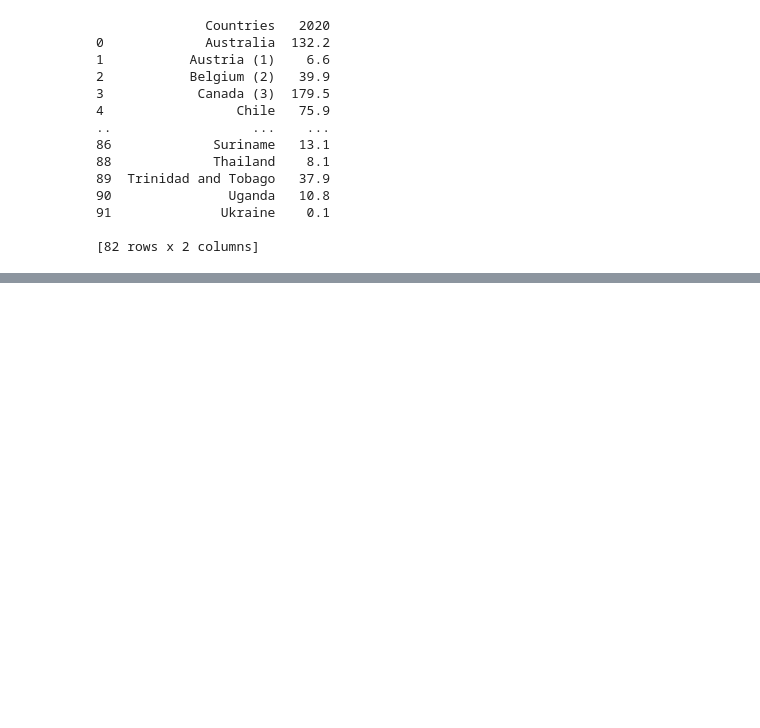
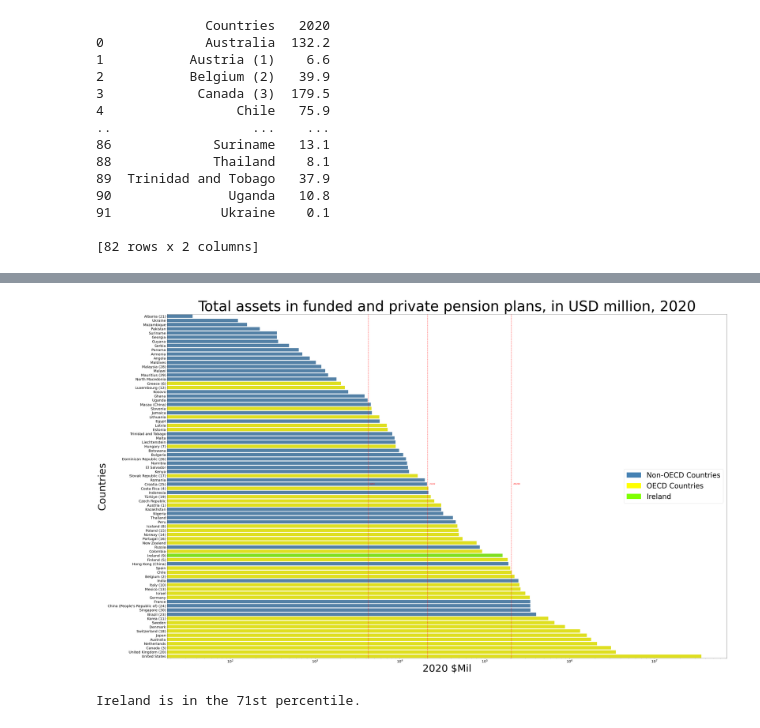
Before and after one commit to andrewpquinn/-UCDPA_andrewpquinn-, a Jupyter notebook: Data_Analytics_Project_Andrew_Quinn.ipynb, the cells around one changed output, grey strips where cells are left out. Saved outputs shown, nothing was run; the diff lists cells and outputs as text; code cells hidden in the pictures; blank space fills up the shorter version.

```diff
--- a/Data_Analytics_Project_Andrew_Quinn.ipynb
+++ b/Data_Analytics_Project_Andrew_Quinn.ipynb
@@ -301,0 +261,45 @@ TypeError: Neither the `x` nor `y` variable appears to be numeric.
+# %%
+import matplotlib.patches as mpatches
+sorted_df = merged_df.sort_values('2020 $Mil')
+fig, ax1 = plt.subplots(figsize=(50, 30))
+custom_palette = ['steelblue' if group == 'Non-OECD Countries' else 'yellow' if group == 'OECD Countries' else 'chartreuse' for group in sorted_df['Group']]
+plt.xscale('log')
+sns.barplot(x=sorted_df['2020 $Mil'], y=sorted_df['Countries'], ax=ax1, palette=custom_palette)
+ax1.set_xlabel('2020 $Mil', fontsize=56)
+ax1.set_ylabel('Countries', fontsize=56)
+ax1.set_title('Total assets in funded and private pension plans, in USD million, 2020', fontsize=80)
+ax1.tick_params(axis='x', labelsize=20)
+ax1.tick_params(axis='y', labelsize=20)
+fig.tight_layout(pad=3.0)
+
+# Create custom legend patches
+legend_patches = [
+    mpatches.Patch(color='steelblue', label='Non-OECD Countries'),
+    mpatches.Patch(color='yellow', label='OECD Countries'),
+    mpatches.Patch(color='chartreuse', label='Ireland')
+]
+
+# Add the legend patches to the plot
+ax1.legend(handles=legend_patches, loc='right', fontsize=40)
+
+# Add vertical lines or annotations for percentiles
+percentiles = [25, 50, 75]  # Set the desired percentile values
+percentile_values = np.percentile(sorted_df['2020 $Mil'], percentiles)
+for value in percentile_values:
+    ax1.axvline(x=value, color='red', linestyle='--')  # Add vertical lines
+    ax1.annotate(f'{int(value)}', xy=(value, 0.5), xycoords=('data', 'axes fraction'),
+                 xytext=(10, 10), textcoords='offset points', color='red')  # Add value annotations
+
+plt.show()
+# %% [output]
+[figure, added]
+# %%
+from scipy.stats import percentileofscore
+import math
+
+ireland_value = merged_df.loc[merged_df['Countries'] == 'Ireland (9)', '2020 $Mil'].values[0]
+ireland_percentile = math.ceil(percentileofscore(merged_df['2020 $Mil'], ireland_value))
+
+print(f"Ireland is in the {ireland_percentile}st percentile.")
+# %% [output]
+Ireland is in the 71st percentile.
```
Also changed, not shown: parts of 27 cells of this notebook, 4 other files.
